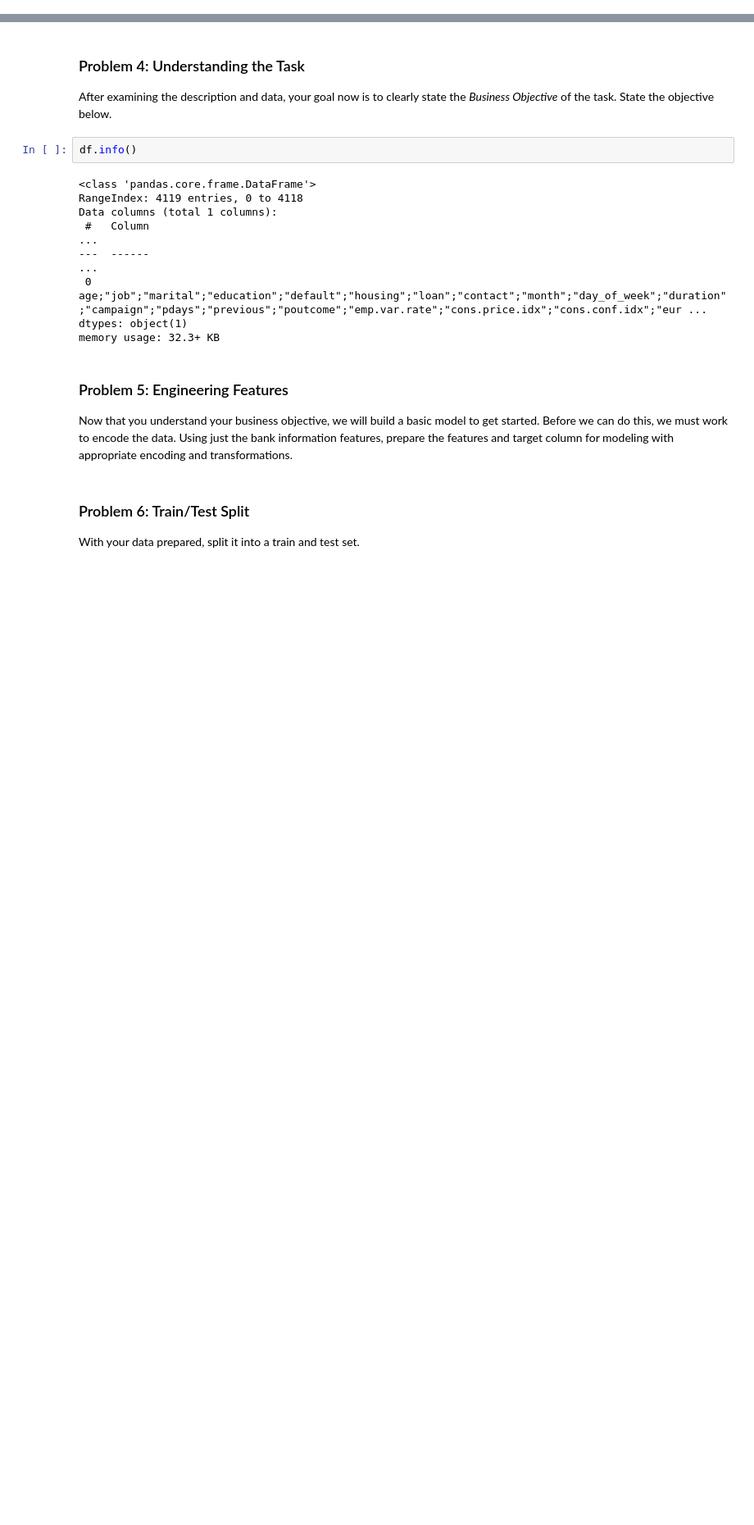
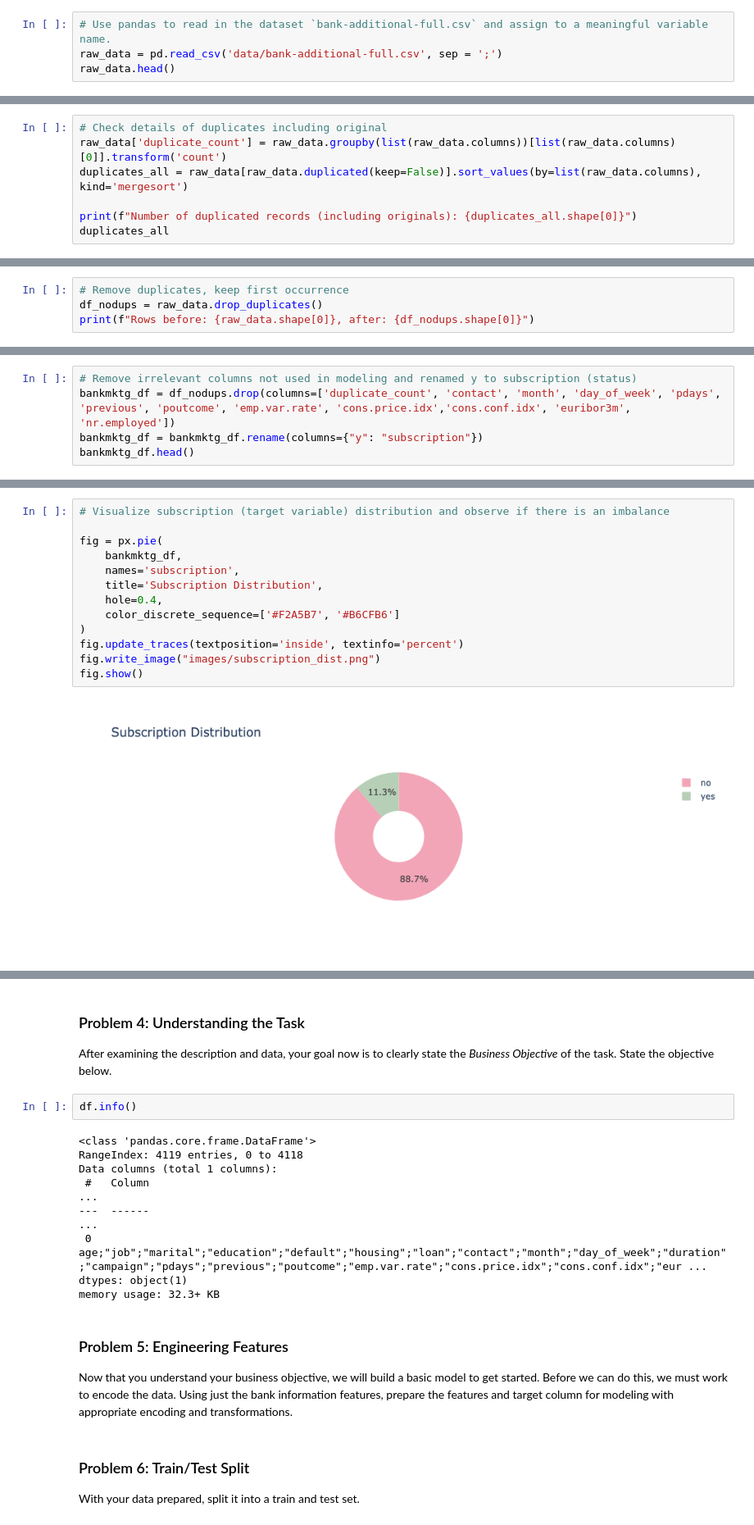
Before and after one commit to kfmatovic716/BANK-MARKETING-CAMPAIGN, a Jupyter notebook: bankmktgcampgn.ipynb, the cells around one changed output, grey strips where cells are left out. Shown at 82% size. Saved outputs shown, nothing was run; the diff lists cells and outputs as text; blank space fills up the shorter version.

```diff
--- a/bankmktgcampgn.ipynb
+++ b/bankmktgcampgn.ipynb
@@ -250,0 +64,4 @@ fig.show()
+# %%
+# Use pandas to read in the dataset `bank-additional-full.csv` and assign to a meaningful variable name.
+raw_data = pd.read_csv('data/bank-additional-full.csv', sep = ';')
+raw_data.head()
@@ -250,0 +114,7 @@ fig.show()
+# %%
+# Check details of duplicates including original
+raw_data['duplicate_count'] = raw_data.groupby(list(raw_data.columns))[list(raw_data.columns)[0]].transform('count')
+duplicates_all = raw_data[raw_data.duplicated(keep=False)].sort_values(by=list(raw_data.columns), kind='mergesort')
+
+print(f"Number of duplicated records (including originals): {duplicates_all.shape[0]}")
+duplicates_all
@@ -250,0 +141,4 @@ fig.show()
+# %%
+# Remove duplicates, keep first occurrence
+df_nodups = raw_data.drop_duplicates()
+print(f"Rows before: {raw_data.shape[0]}, after: {df_nodups.shape[0]}")
@@ -250,0 +149,5 @@ fig.show()
+# %%
+# Remove irrelevant columns not used in modeling and renamed y to subscription (status)
+bankmktg_df = df_nodups.drop(columns=['duplicate_count', 'contact', 'month', 'day_of_week', 'pdays', 'previous', 'poutcome', 'emp.var.rate', 'cons.price.idx','cons.conf.idx', 'euribor3m', 'nr.employed'])
+bankmktg_df = bankmktg_df.rename(columns={"y": "subscription"})
+bankmktg_df.head()
@@ -250,0 +200,15 @@ fig.show()
+# %%
+# Visualize subscription (target variable) distribution and observe if there is an imbalance
+
+fig = px.pie(
+    bankmktg_df,
+    names='subscription',
+    title='Subscription Distribution',
+    hole=0.4,
+    color_discrete_sequence=['#F2A5B7', '#B6CFB6']
+)
+fig.update_traces(textposition='inside', textinfo='percent')
+fig.write_image("images/subscription_dist.png")
+fig.show()
+# %% [output]
+[figure, added]
```
Also changed, not shown: parts of 47 cells of this notebook, 8 other files.
